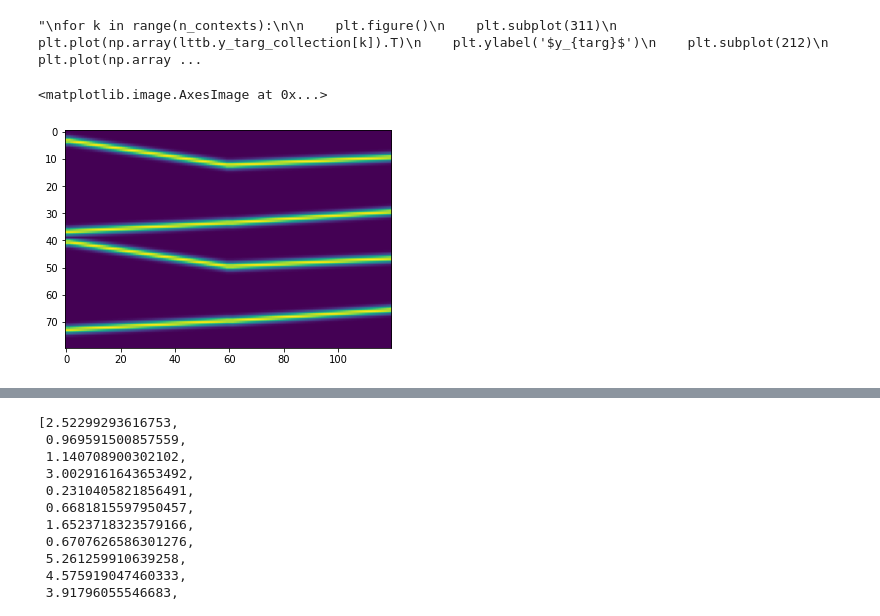
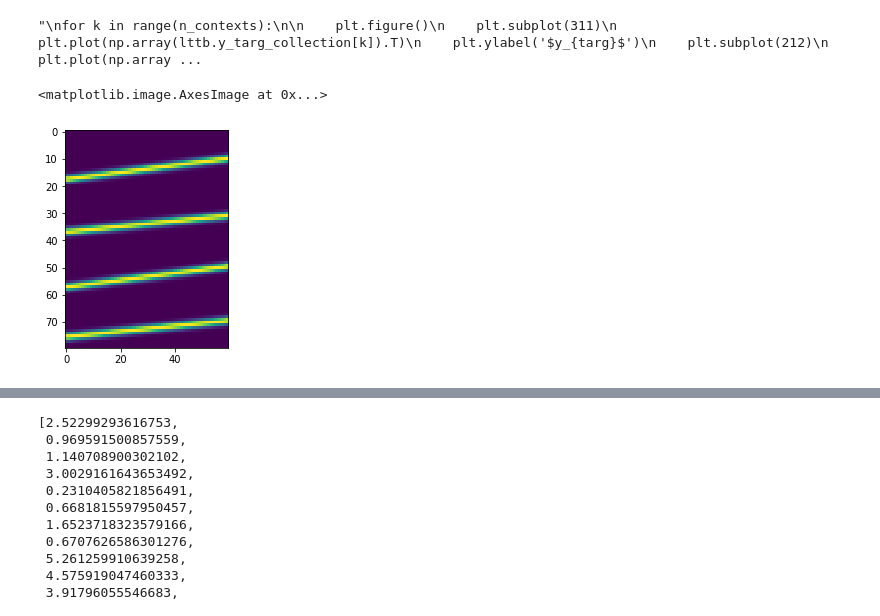
Before and after one commit to cristianocapone/LTTB, a Jupyter notebook: ButtonAndFood/ButtonAndFood-Button_state_noRec-randomButton_Mino.ipynb, the cells around one changed output, grey strips where cells are left out. Saved outputs shown, nothing was run; the diff lists cells and outputs as text; code cells hidden in the pictures.

```diff
--- a/ButtonAndFood/ButtonAndFood-Button_state_noRec-randomButton_Mino.ipynb
+++ b/ButtonAndFood/ButtonAndFood-Button_state_noRec-randomButton_Mino.ipynb
@@ -65,7 +65,7 @@ sigma_in = 5
 path = 'config.json'
 config = 'BUTTON_FOOD'
 
-n_examples = 3
+n_examples = 48
 
 with open (path, 'r') as f:
     par = json.load (f)[config]
@@ -95,7 +95,10 @@ test_theta  = testset * np.pi / 180.
 #train_targs = np.array ([(rt * np.cos (t), rt * np.sin (t)) for t in train_theta])
 
 train_targs = (np.random.rand(n_examples,2)-.5)*2#np.array ([( np.random.rand(1) , np.random.rand(1) ) for t in train_theta])
-train_thetas = [random.random()*2*np.pi for i in range(n_examples)]
+
+#train_thetas = [random.random()*2*np.pi for i in range(n_examples)]
+train_thetas = np.linspace(0,2*np.pi,n_examples,endpoint=False)
+
 train_bttns = np.array ([(1 * np.cos (t), 1 * np.sin (t)) for t in train_thetas])
 #train_bttns = (np.random.rand(20,2)-.5)*2#np.array ([(0, rb) for t in train_theta])
 
@@ -130,7 +147,7 @@ from tqdm import trange
 import random
 
 
-N, I, O, T = 500, 80, 2, tb+tf
+N, I, O, T = 500, 80, 2, tb
 shape = (N, I, O, T)
 
 dt = .001
@@ -146,9 +163,9 @@ beta_ro = np.exp(-dt/tau_ro)
 beta_targ = np.exp(-dt/tau_star)
 beta_W = np.exp(-dt/tau_W)
 
-sigma_context = 40.
-sigma_targ = 0.#10**1.5
-sigma_in = 20.#12.
+sigma_context = 50.
+sigma_targ = 0. #10**1.5
+sigma_in = 20. #12.
 
 dv = 1 / 500.
 alpha = .005
@@ -197,8 +214,11 @@ lttb.I_clock_collection = []
 
 for k in range(n_contexts):
 
-    lttb.y_targ_collection.append(train_exp[k][1])
-    lttb.I_clock_collection.append( train_exp[k][0] )
+    #lttb.y_targ_collection.append( train_exp[k][1] )
+    #lttb.I_clock_collection.append( train_exp[k][0] )
+
+    lttb.y_targ_collection.append( train_exp[k][1].T[0:tb].T )
+    lttb.I_clock_collection.append( train_exp[k][0].T[0:tb].T )
 # %%
 """
 for k in range(n_contexts):
@@ -215,9 +235,9 @@ for k in range(n_contexts):
 # %% [output]
 "\nfor k in range(n_contexts):\n\n    plt.figure()\n    plt.subplot(311)\n    plt.plot(np.array(lttb.y_targ_collection[k]).T)\n    plt.ylabel('$y_{targ}$')\n    plt.subplot(212)\n    plt.plot(np.array ...
 # %%
-plt.imshow(np.array(lttb.I_clock_collection[2]))
+plt.imshow(np.array(lttb.I_clock_collection[5]))
 # %% [output]
 <matplotlib.image.AxesImage at 0x...>
-[figure, old version]
+[figure, new version]
 # %%
 ## Training Rec
```
Also changed, not shown: parts of 13 cells of this notebook.
